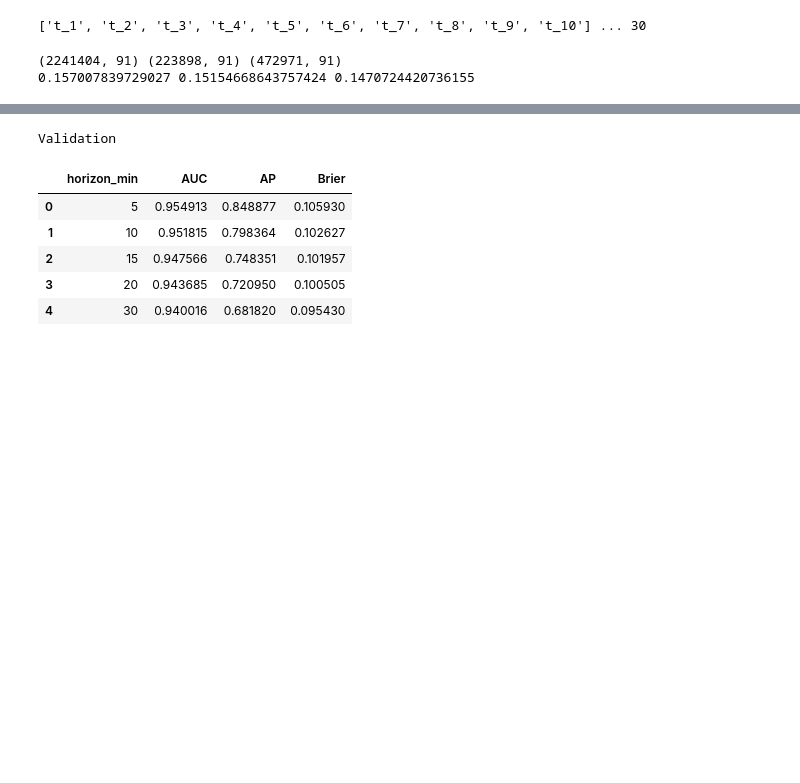
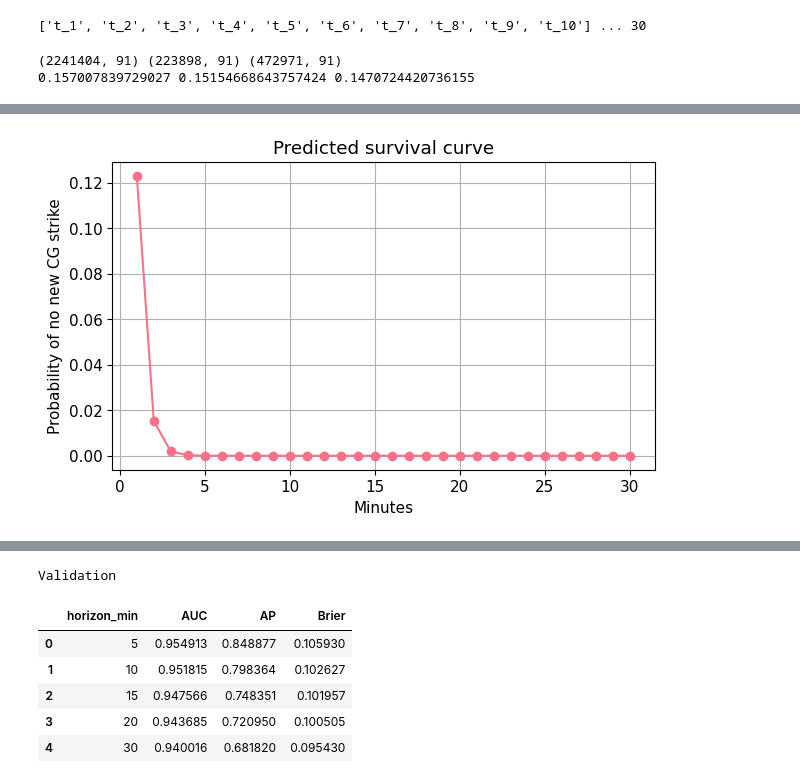
Before and after one commit to Charlin-D-S/IA-PAU-Data-Battle, a Jupyter notebook: notebooks/feature_engeneering.ipynb, the cells around one changed output, grey strips where cells are left out. Cells and saved outputs as stored; diff of their text form; code cells hidden in the pictures; blank space fills up the shorter version.

```diff
--- a/notebooks/feature_engeneering.ipynb
+++ b/notebooks/feature_engeneering.ipynb
@@ -828,6 +862,26 @@ len(static_features_main), len(features_strict)
 # %%
 val_base = df_model[df_model["year"] == 2021].copy()
 test_base = df_model[df_model["year"] >= 2022].copy()
+# %%
+example = val_base.sample(1).iloc[0]
+
+curve = predict_survival_for_row(
+    logit_model,
+    example[static_features_main].to_dict(),
+    static_features_main,
+    horizon=30
+)
+
+
+plt.figure(figsize=(7,4))
+plt.plot(curve["minute"], curve["survival"], marker="o")
+plt.xlabel("Minutes")
+plt.ylabel("Probability of no new CG strike")
+plt.title("Predicted survival curve")
+plt.grid(True)
+plt.show()
+# %% [output]
+[figure, added]
 # %%
 HORIZONS = [5, 10, 15, 20, 30]
 
```
Also changed, not shown: parts of 10 cells of this notebook.
